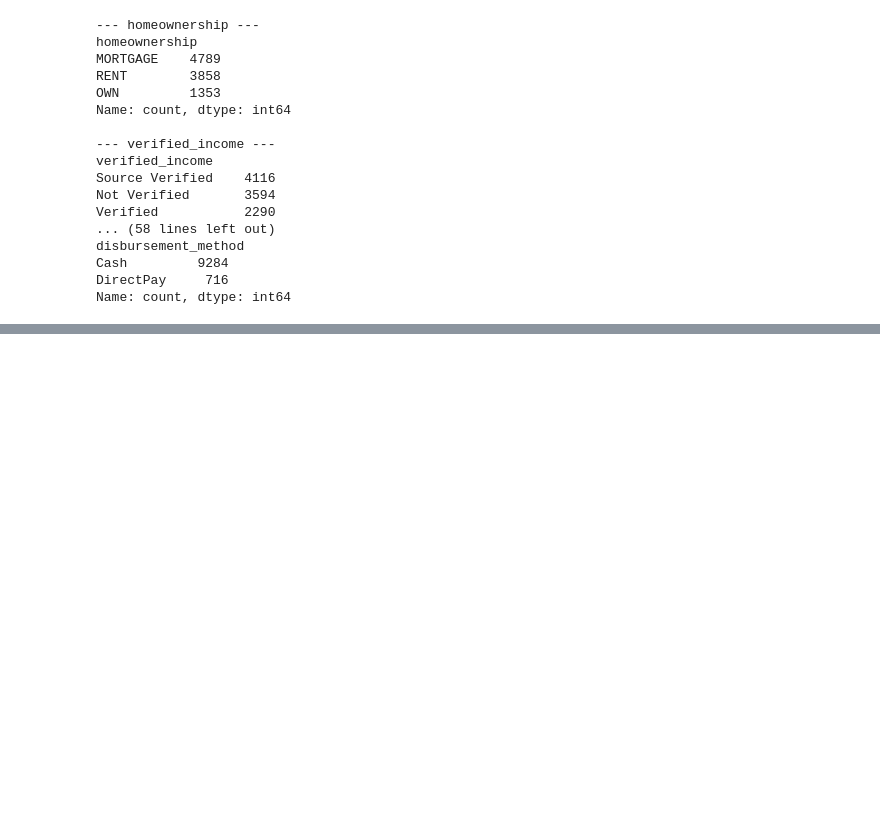
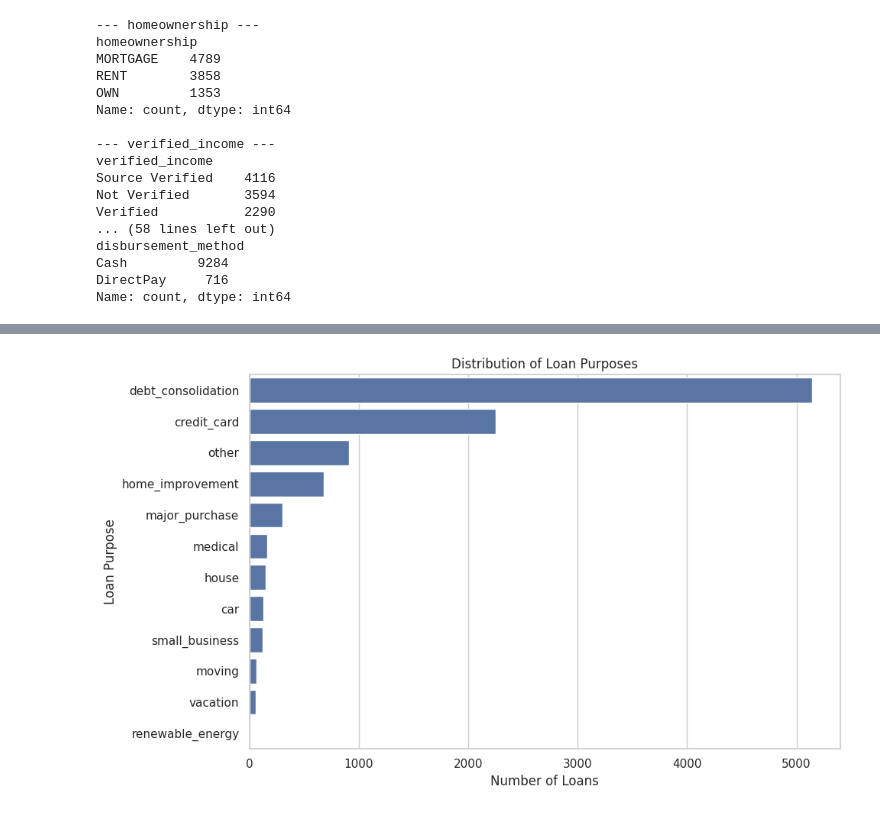
Before and after one commit to DxubleBTW/averylee-lendingclub-loan-analysis, a Jupyter notebook: averylee_lendingclub_loan_analysis_pynb.ipynb, the cells around one changed output, grey strips where cells are left out. Cells and saved outputs as stored; diff of their text form; code cells hidden in the pictures; blank space fills up the shorter version.

```diff
--- a/averylee_lendingclub_loan_analysis_pynb.ipynb
+++ b/averylee_lendingclub_loan_analysis_pynb.ipynb
@@ -473,0 +511,18 @@ Name: count, dtype: int64
+# %%
+purpose_counts = df["loan_purpose"].value_counts()
+
+plt.figure(figsize=(10, 6))
+
+sns.barplot(
+    x=purpose_counts.values,
+    y=purpose_counts.index
+)
+
+plt.title("Distribution of Loan Purposes")
+plt.xlabel("Number of Loans")
+plt.ylabel("Loan Purpose")
+
+plt.tight_layout()
+plt.show()
+# %% [output]
+[figure, added]
```
Also changed, not shown: parts of 20 cells of this notebook.
